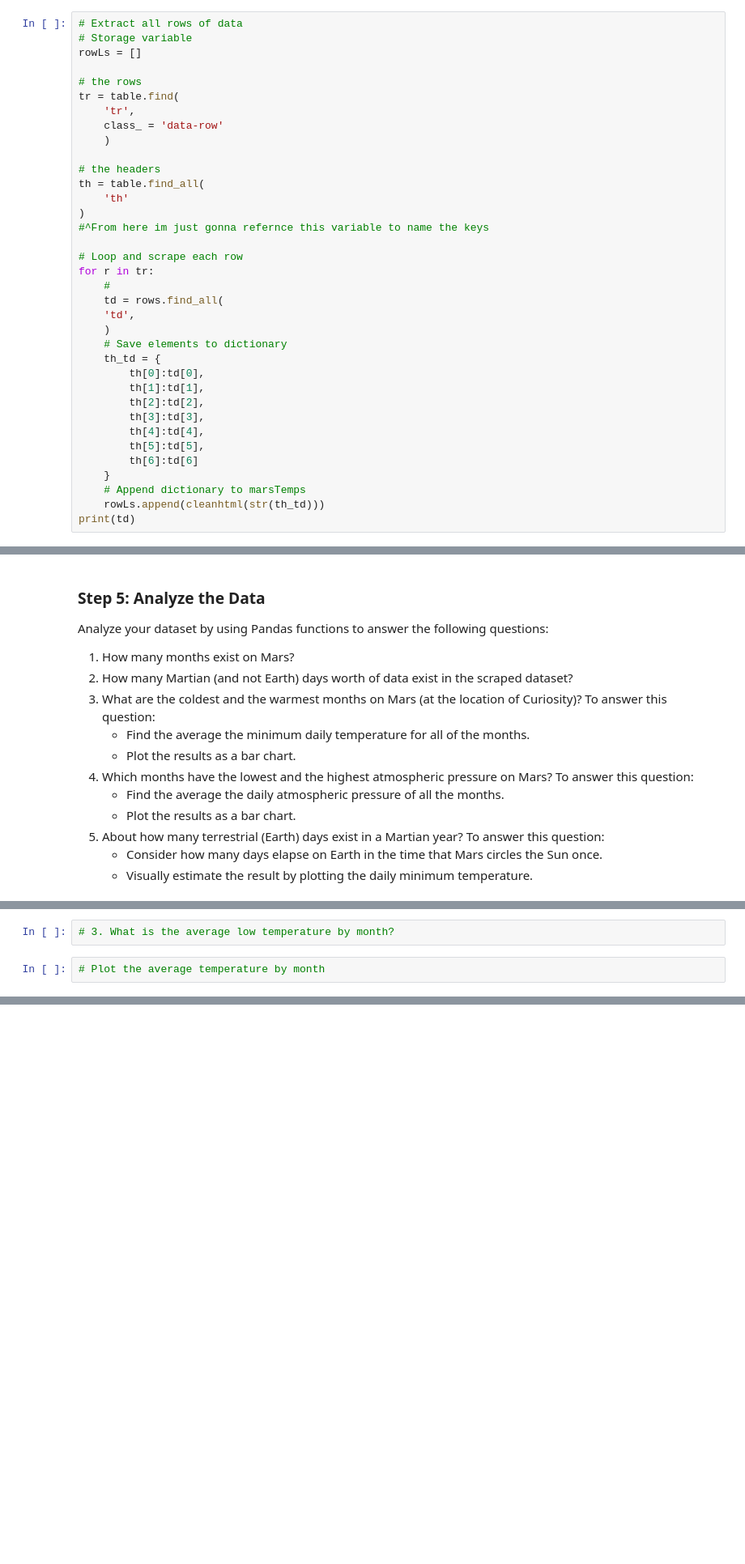
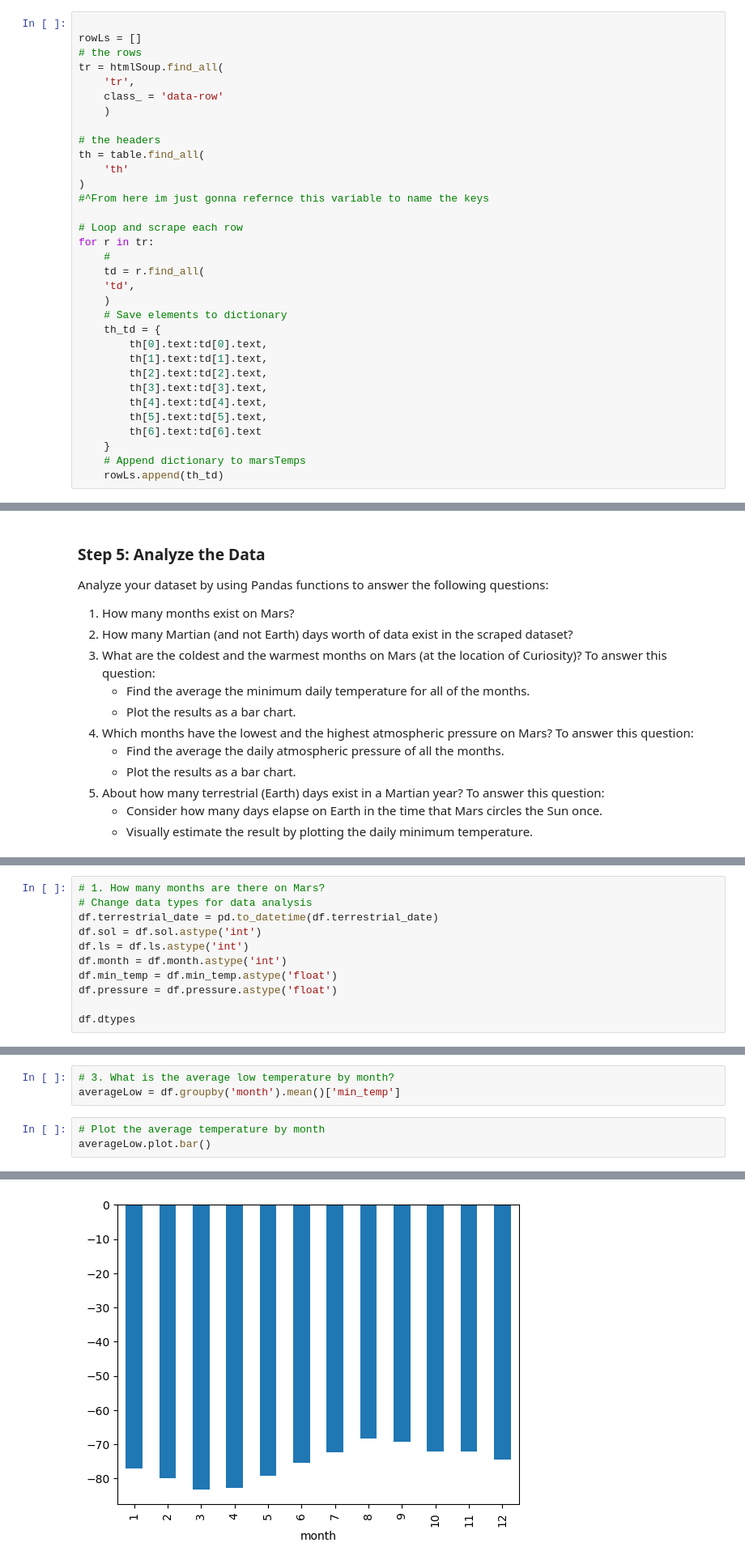
Before and after one commit to edwardAugust/html-scrape-challenge, a Jupyter notebook: Starter_Code/part_2_mars_weather.ipynb, the cells around one changed output, grey strips where cells are left out. Shown at 81% size. Drawn from its saved outputs; the diff is of its cells as text; blank space fills up the shorter version.

```diff
--- a/Starter_Code/part_2_mars_weather.ipynb
+++ b/Starter_Code/part_2_mars_weather.ipynb
@@ -85,10 +85,8 @@ print(td)
 # %%
-# Extract all rows of data
-# Storage variable
+
 rowLs = []
-
 # the rows
-tr = table.find(
+tr = htmlSoup.find_all(
     'tr',
     class_ = 'data-row'
     )
@@ -102,19 +100,18 @@ th = table.find_all(
 # Loop and scrape each row
 for r in tr:
     #
-    td = rows.find_all(
+    td = r.find_all(
     'td',
     )
     # Save elements to dictionary
     th_td = {
-        th[0]:td[0],
-        th[1]:td[1],
-        th[2]:td[2],
-        th[3]:td[3],
-        th[4]:td[4],
-        th[5]:td[5],
-        th[6]:td[6]
+        th[0].text:td[0].text,
+        th[1].text:td[1].text,
+        th[2].text:td[2].text,
+        th[3].text:td[3].text,
+        th[4].text:td[4].text,
+        th[5].text:td[5].text,
+        th[6].text:td[6].text
     }
     # Append dictionary to marsTemps
-    rowLs.append(cleanhtml(str(th_td)))
-print(td)
+    rowLs.append(th_td)
@@ -197,0 +202,11 @@ Analyze your dataset by using Pandas functions to answer the following questions
+# %%
+# 1. How many months are there on Mars?
+# Change data types for data analysis
+df.terrestrial_date = pd.to_datetime(df.terrestrial_date)
+df.sol = df.sol.astype('int')
+df.ls = df.ls.astype('int')
+df.month = df.month.astype('int')
+df.min_temp = df.min_temp.astype('float')
+df.pressure = df.pressure.astype('float')
+
+df.dtypes
@@ -200,4 +228,7 @@ Analyze your dataset by using Pandas functions to answer the following questions
 # %%
 # 3. What is the average low temperature by month?
+averageLow = df.groupby('month').mean()['min_temp']
 # %%
 # Plot the average temperature by month
+averageLow.plot.bar()
+# %% [output]
@@ -204,2 +236,3 @@ Analyze your dataset by using Pandas functions to answer the following questions
+[figure, added]
 # %%
 # Identify the coldest and hottest months in Curiosity's location
```
Also changed, not shown: parts of 14 cells of this notebook, 2 other files.
